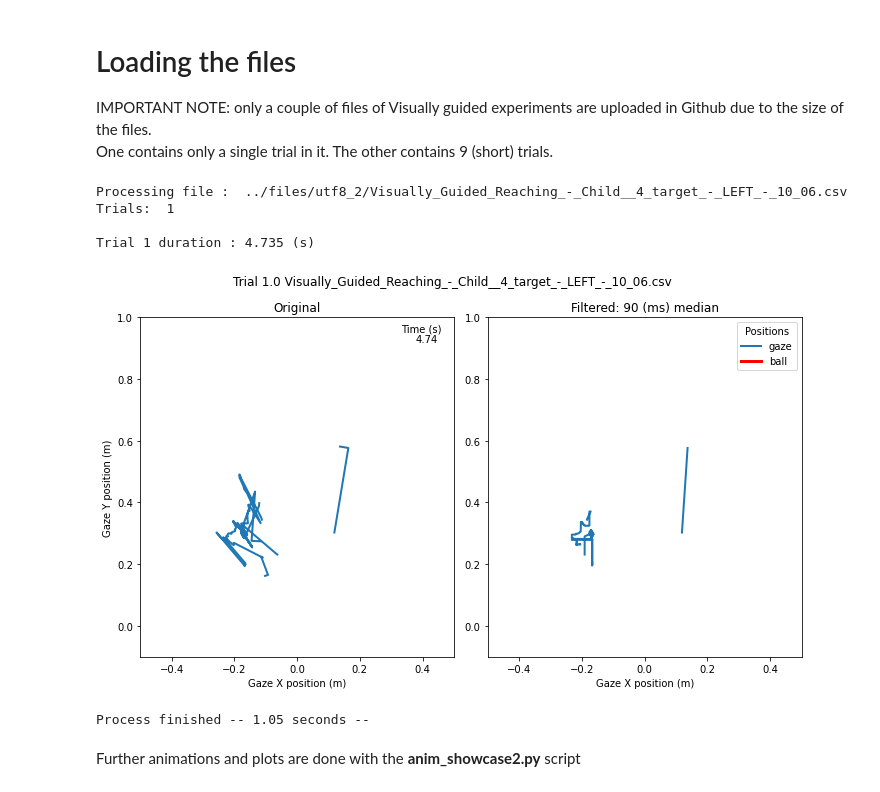
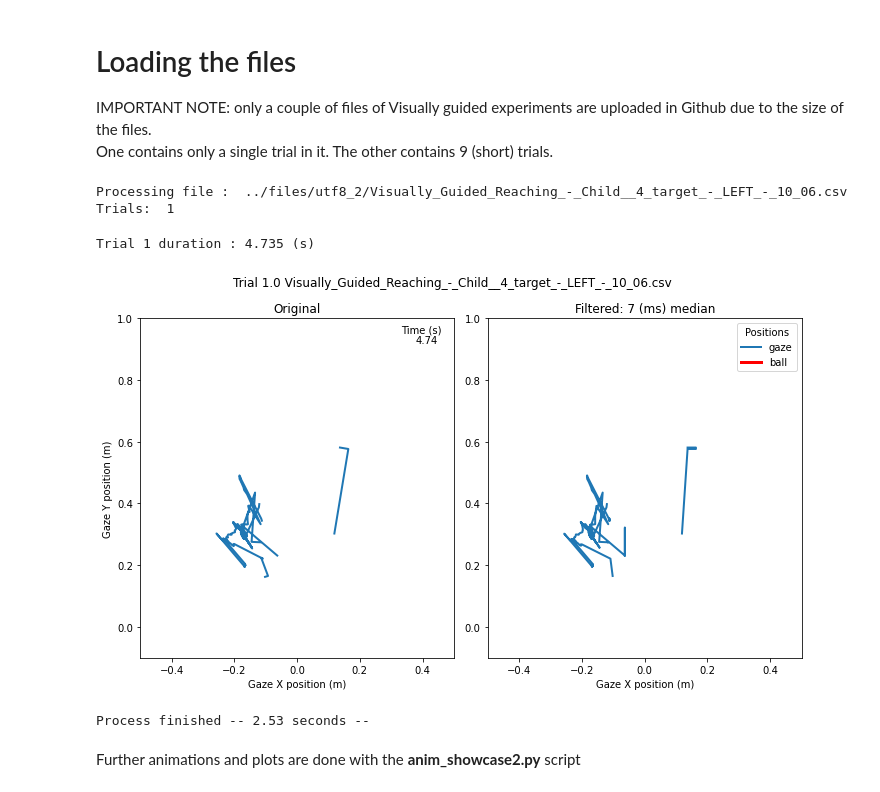
Before and after one commit to toelt-llc/KiPy, a Jupyter notebook: code/processing_flicker.ipynb, the cells around one changed output. Saved outputs shown, nothing was run; the diff lists cells and outputs as text; code cells hidden in the pictures.

Commit message:
new filter + new animations

```diff
--- a/code/processing_flicker.ipynb
+++ b/code/processing_flicker.ipynb
@@ -13,38 +13,37 @@ One contains only a single trial in it.  The other contains 9 (short) trials.
 # %%
 start_time = time.time()
 
 DIR = "../files/utf8_2/"
 FILES = []
 for root, dir, files in os.walk(DIR, topdown=False):
     for file in sorted(files):
         FILES.append(os.path.join(root, file))
 
 # Median filter window sizes to test
-FILTERS = [90]#, 150, 500]
+FILTERS = [7]#, 150, 500]
 
 for f in FILES[9:10]:
     filename = " " + f[16:]
     dfs = extract_dataframes(f, set=2)
     print("Processing file : ", f), print("Trials: ", len(dfs))
     for i in range(len(dfs)):
-        trial = Trial(dfs[i], filename)
+        trial = Trial(dfs[i], filename, FILTERS[0])
         #trial.plot_movements()
         print("Trial {} duration : {} (s)".format((i+1), trial.duration))
         for s in FILTERS:
             # animations only work outside of jupyter notebooks, but can still be saved here
             #anim.animate_gaze_single_medfilt(trial, plot=True, save=False, filter=s, speed=1, filename=f[16:21]+str(s))
             anim.static_gaze_single_medfilt(trial, plot=True, save=False, filter=s,filename=f[16:21]+str(s))
 
 
 
 print("Process finished -- %s seconds --" % round((time.time() - start_time),2))
 # %% [output]
 Processing file :  ../files/utf8_2/Visually_Guided_Reaching_-_Child__4_target_-_LEFT_-_10_06.csv
 Trials:  1
-
-Trial 1 duration : 4.735 (s)
+Trial 1 duration : 4.735 (s)
-[figure, old version]
+[figure, new version]
-Process finished -- 1.05 seconds --
+Process finished -- 2.53 seconds --
 # %% [markdown]
 Further animations and plots are done with the **anim_showcase2.py** script
 # %% [markdown]
```
Also changed, not shown: parts of 3 cells of this notebook, 3 other files.
